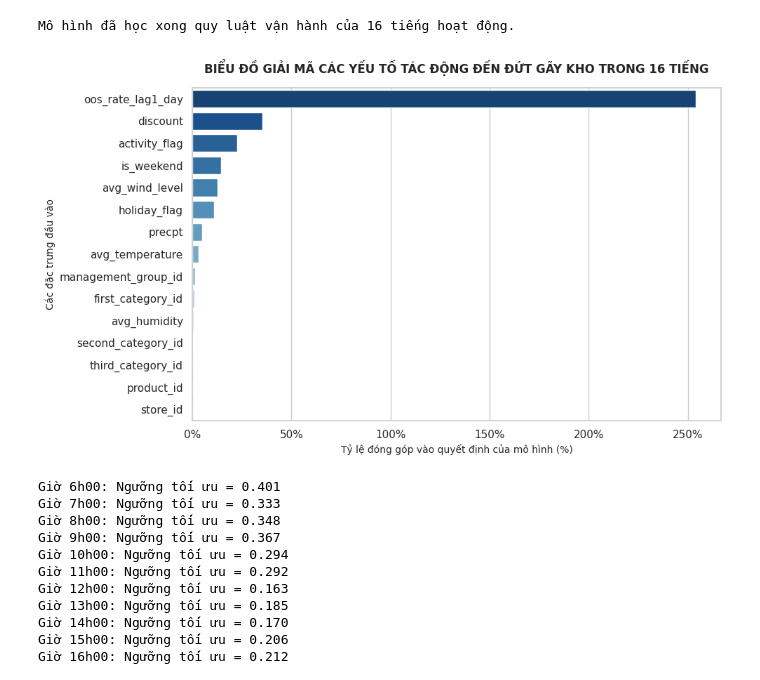
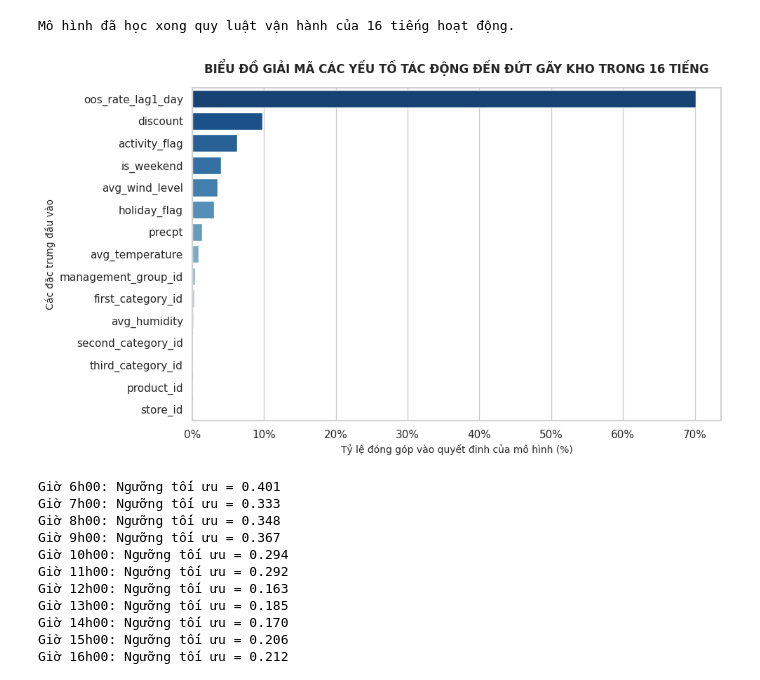
Before and after one commit to NinhHTK/Fresh-Food-Stockout-Forecasting, a Jupyter notebook: LogisticRegression_Model.ipynb, the cells around one changed output. Drawn from its saved outputs; the diff is of its cells as text; code cells hidden in the pictures.

```diff
--- a/LogisticRegression_Model.ipynb
+++ b/LogisticRegression_Model.ipynb
@@ -100,35 +100,37 @@ Mô hình đã học xong quy luật vận hành của 16 tiếng hoạt động
 # %%
 import matplotlib.pyplot as plt
 import seaborn as sns
 import numpy as np
 import pandas as pd
 
 total_importance = np.zeros(len(features))
 for estimator in multi_target_model.estimators_:
-    # For LogisticRegression, use absolute coefficients as feature importance
     total_importance += np.abs(estimator.coef_[0])
 avg_importance = total_importance / len(multi_target_model.estimators_)
 
+# Normalize avg_importance to sum to 1 (for 100% total contribution)
+avg_importance_normalized = avg_importance / np.sum(avg_importance)
+
 importance_df = pd.DataFrame({
     'Đặc trưng': features,
-    'Mức độ đóng góp': avg_importance
+    'Mức độ đóng góp': avg_importance_normalized
 }).sort_values(by='Mức độ đóng góp', ascending=False)
 
 plt.figure(figsize=(10, 6))
 sns.set_theme(style="whitegrid")
 
 sns.barplot(x='Mức độ đóng góp', y='Đặc trưng', data=importance_df, hue='Đặc trưng', palette='Blues_r', legend=False)
 
 import matplotlib.ticker as mtick
 plt.gca().xaxis.set_major_formatter(mtick.PercentFormatter(1.0))
 
 plt.title('BIỂU ĐỒ GIẢI MÃ CÁC YẾU TỐ TÁC ĐỘNG ĐẾN ĐỨT GÃY KHO TRONG 16 TIẾNG', fontsize=12, fontweight='bold', pad=15)
 plt.xlabel('Tỷ lệ đóng góp vào quyết định của mô hình (%)', fontsize=10)
 plt.ylabel('Các đặc trưng đầu vào', fontsize=10)
 plt.tight_layout()
 plt.show()
 # %% [output]
-[figure, old version]
+[figure, new version]
 # %%
 from sklearn.metrics import precision_recall_curve
 
```
